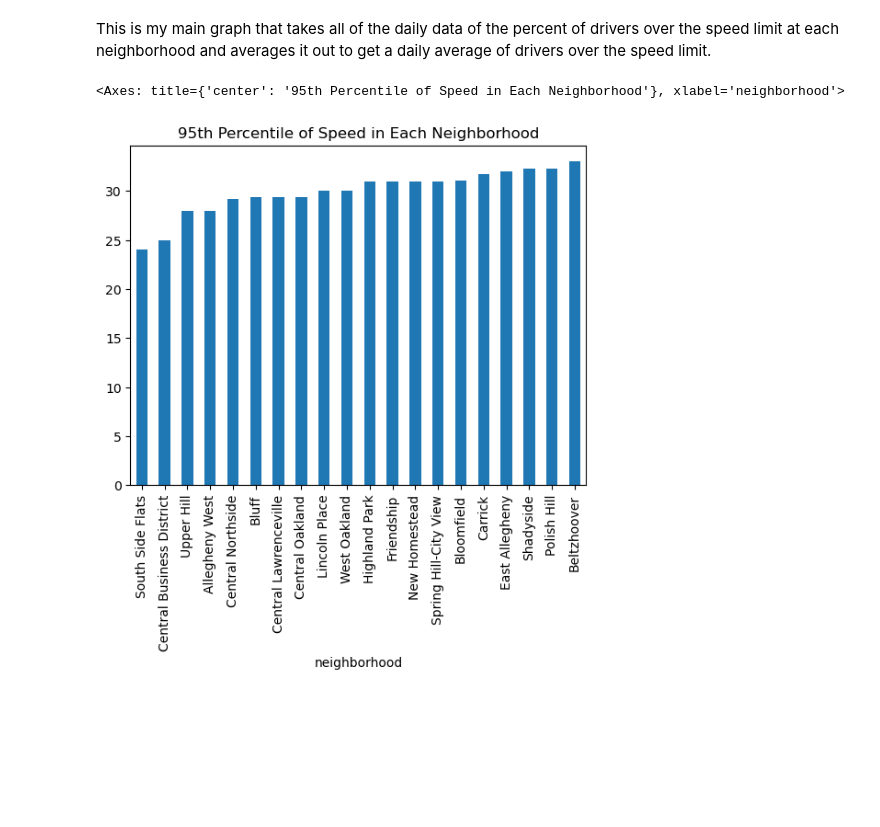
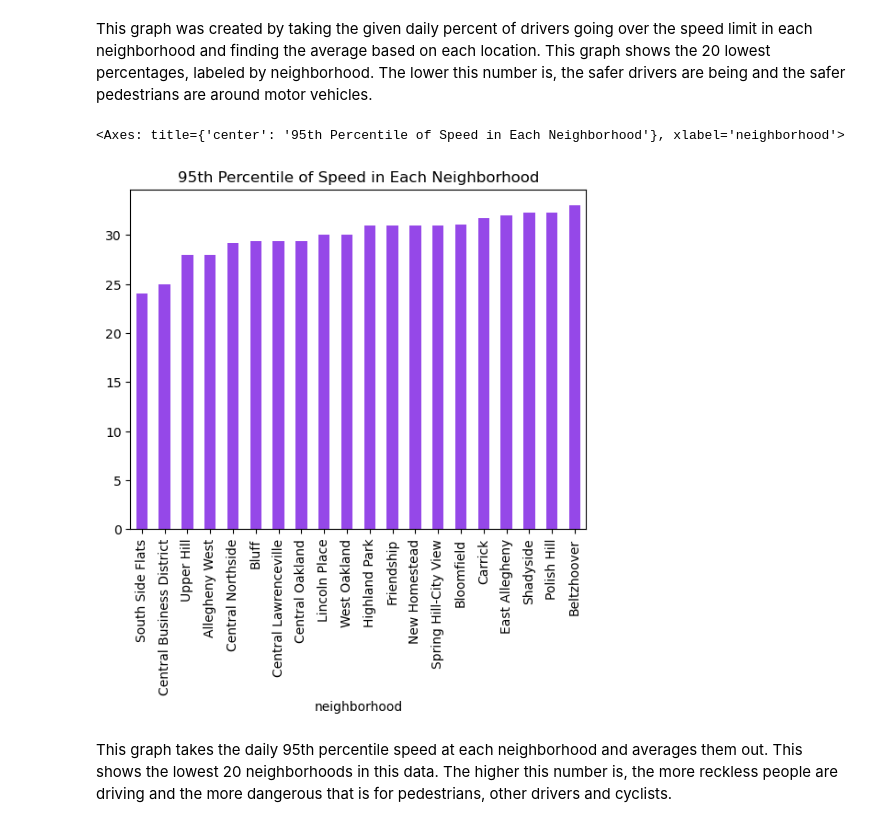
Before and after one commit to pollynaneva/finalneighborhoodproject, a Jupyter notebook: PollyData/Neighborhood.ipynb, the cells around one changed output. Saved outputs shown, nothing was run; the diff lists cells and outputs as text; code cells hidden in the pictures; blank space fills up the shorter version.

Commit message:
added my graph to the main notebook

```diff
--- a/PollyData/Neighborhood.ipynb
+++ b/PollyData/Neighborhood.ipynb
@@ -13,15 +13,17 @@ avg.plot(x='Neighborhoods', y='Percent over Speed Limit', kind='bar', title='Per
 # %% [markdown]
-This is my main graph that takes all of the daily data of the percent of drivers over the speed limit at each neighborhood and averages it out to get a daily average of drivers over the speed limit.
+This graph was created by taking the given daily percent of drivers going over the speed limit in each neighborhood and finding the average based on each location. This graph shows the 20 lowest percentages, labeled by neighborhood. The lower this number is, the safer drivers are being and the safer pedestrians are around motor vehicles.
 # %%
 trafficData = pd.read_csv("Traffic.csv", index_col="_id")
 df = trafficData[["neighborhood", "speed95_percent"]]
 df = df.dropna(subset=["speed95_percent"])
 avg = df.groupby("neighborhood")["speed95_percent"].mean()
 avg = avg.nsmallest(n=20)
-avg.plot(x='Neighborhoods', y='95th Percentile of Speed', kind='bar', title='95th Percentile of Speed in Each Neighborhood')
+avg.plot(x='Neighborhoods', y='95th Percentile of Speed', kind='bar', title='95th Percentile of Speed in Each Neighborhood', color = '#9548e8')
 # %% [output]
 <Axes: title={'center': '95th Percentile of Speed in Each Neighborhood'}, xlabel='neighborhood'>
-[figure, old version]
+[figure, new version]
+# %% [markdown]
+This graph takes the daily 95th percentile speed at each neighborhood and averages them out. This shows the lowest 20 neighborhoods in this data. The higher this number is, the more reckless people are driving and the more dangerous that is for pedestrians, other drivers and cyclists.
 # %%
 trafficData = pd.read_csv("Traffic.csv", index_col="_id")
 df = trafficData[["neighborhood", "max_speed"]]
```
Also changed, not shown: parts of 3 cells of this notebook, 1 other file.
